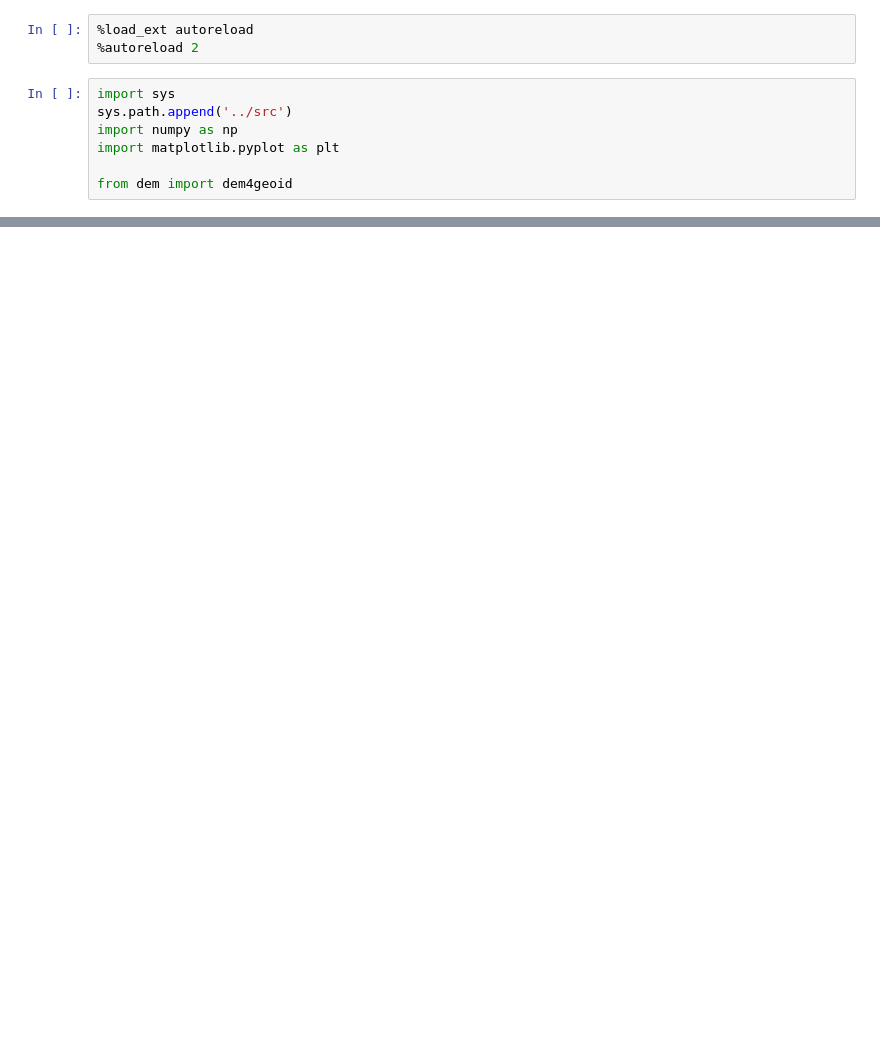
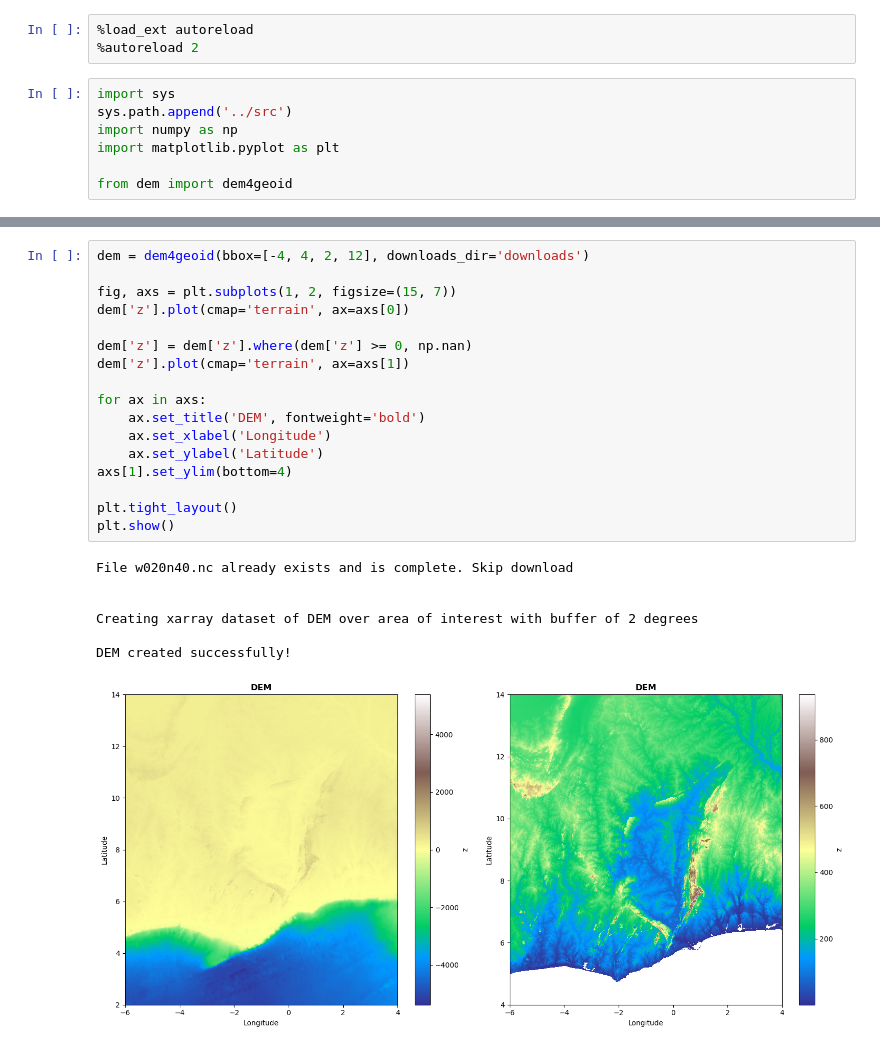
Before and after one commit to cikelly/geoidlab, a Jupyter notebook: Notebooks/DEM.ipynb, the cells around one changed output, grey strips where cells are left out. Drawn from its saved outputs; the diff is of its cells as text; blank space fills up the shorter version.

```diff
--- a/Notebooks/DEM.ipynb
+++ b/Notebooks/DEM.ipynb
@@ -78,0 +34,25 @@ def download_srtm30plus(url=None, downloads_dir=None, bbox=None):
+# %%
+dem = dem4geoid(bbox=[-4, 4, 2, 12], downloads_dir='downloads')
+
+fig, axs = plt.subplots(1, 2, figsize=(15, 7))
+dem['z'].plot(cmap='terrain', ax=axs[0])
+
+dem['z'] = dem['z'].where(dem['z'] >= 0, np.nan)
+dem['z'].plot(cmap='terrain', ax=axs[1])
+
+for ax in axs:
+    ax.set_title('DEM', fontweight='bold')
+    ax.set_xlabel('Longitude')
+    ax.set_ylabel('Latitude')
+axs[1].set_ylim(bottom=4)
+
+plt.tight_layout()
+plt.show()
+# %% [output]
+File w020n40.nc already exists and is complete. Skip download
+
+
+Creating xarray dataset of DEM over area of interest with buffer of 2 degrees
+
+DEM created successfully!
+[figure, added]
```
Also changed, not shown: parts of 4 cells of this notebook.
